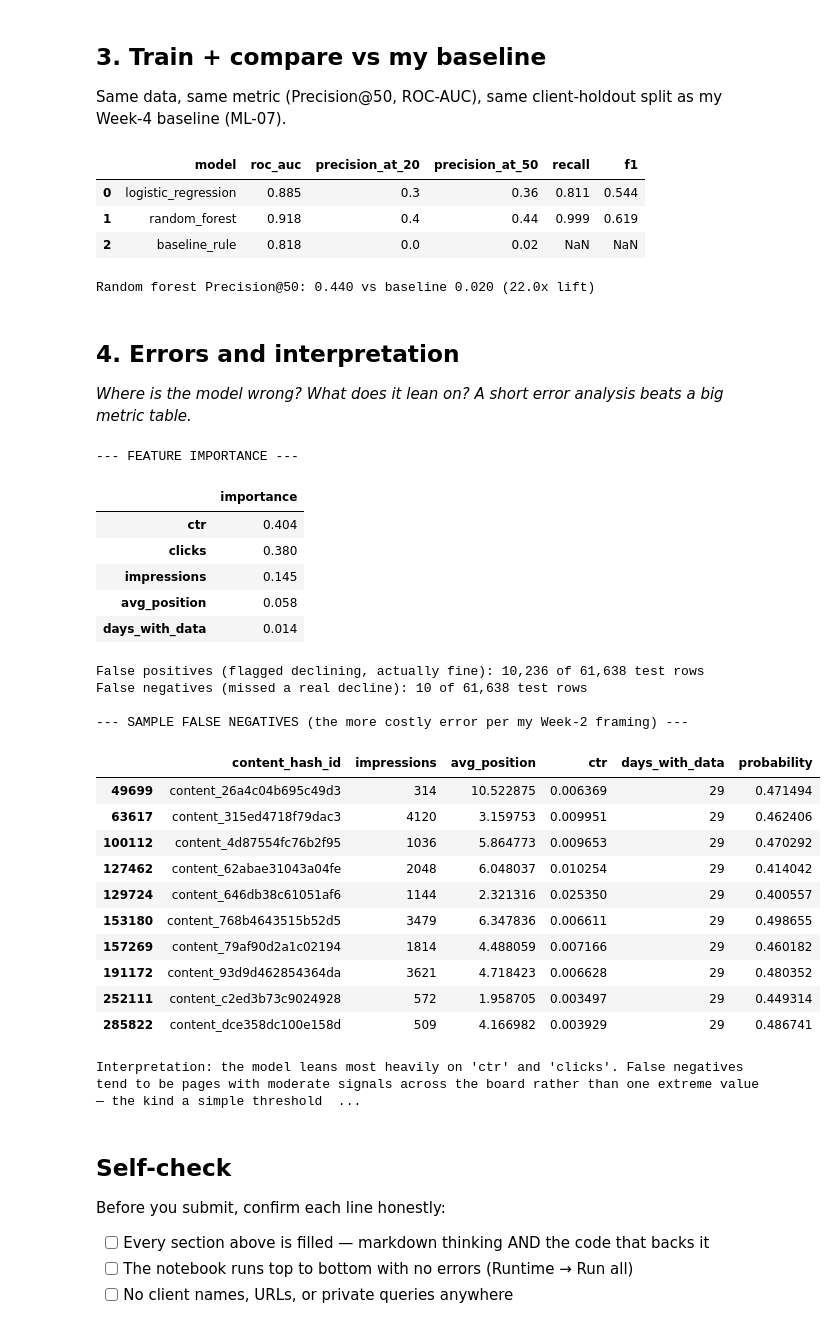
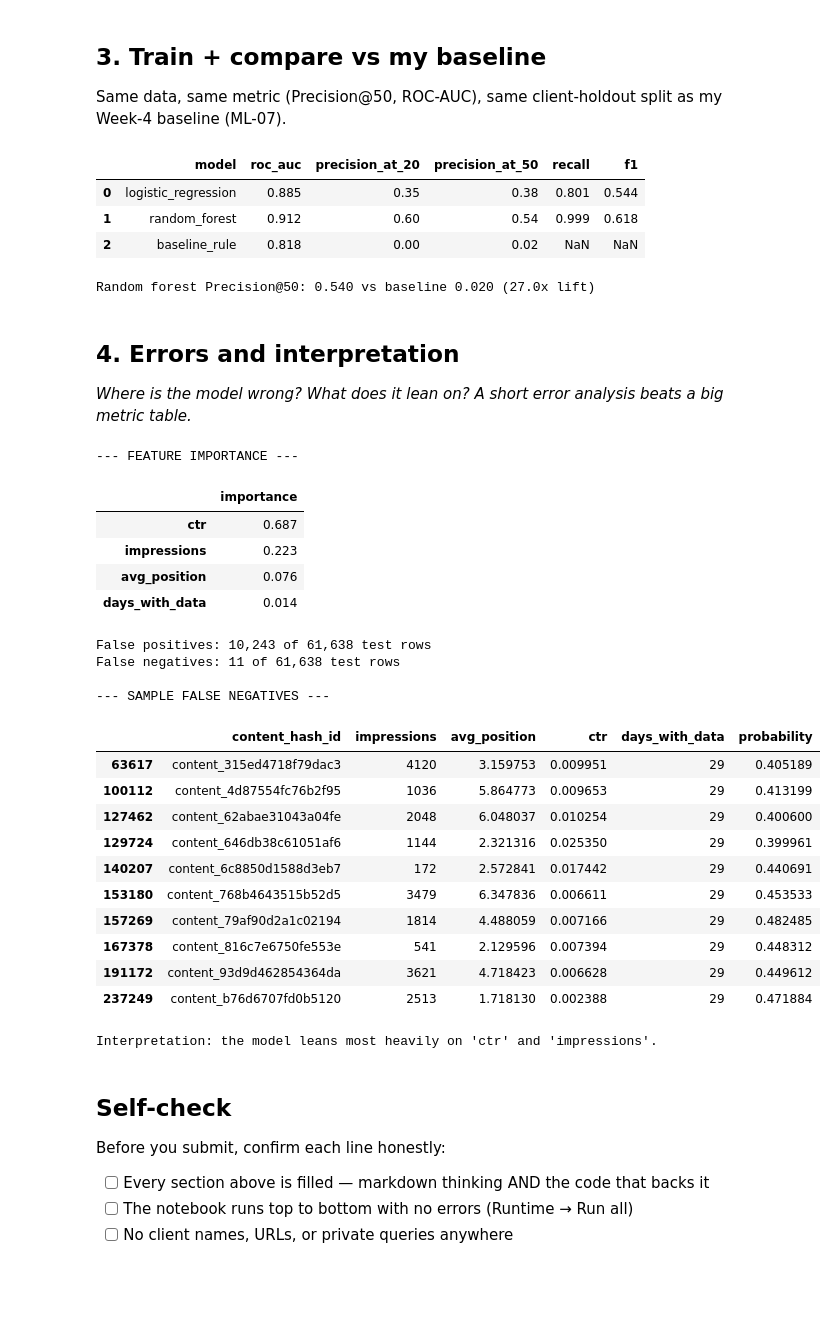
Before and after one commit to ashoktanakanti/flyrank_ml, a Jupyter notebook: work/notebooks/w05_model.ipynb, the cells around one changed output. Cells and saved outputs as stored; diff of their text form; code cells hidden in the pictures; blank space fills up the shorter version.

```diff
--- a/work/notebooks/w05_model.ipynb
+++ b/work/notebooks/w05_model.ipynb
@@ -81,7 +81,7 @@ model generalizes to clients it has never seen — which is what actually matter
 production, since a real refresh queue runs on new clients too.
 # %%
 RANDOM_STATE = 42
-feature_cols = ["impressions", "clicks", "avg_position", "ctr", "days_with_data"]
+feature_cols = ["impressions", "avg_position", "ctr", "days_with_data"]
 
 X = page[feature_cols].fillna(0)
 y = page["is_declining_label"]
@@ -118,7 +118,6 @@ def precision_at_k(y_true, scores, k):
     order = np.argsort(-scores)[:k]
     return float(np.array(y_true)[order].mean()) if len(order) else 0.0
 
-# Baseline score (same formula as ML-07), computed on the full page set then sliced to test
 demand = page["impressions"].rank(pct=True)
 low_consistency = 1 - page["days_with_data"].rank(pct=True)
 has_position = page["avg_position"] > 0
@@ -172,10 +171,10 @@ lift = rf_p50 / base_p50 if base_p50 > 0 else float("nan")
 print(f"\nRandom forest Precision@50: {rf_p50:.3f} vs baseline {base_p50:.3f} ({lift:.1f}x lift)")
 # %% [output]
 |  | model | roc_auc | precision_at_20 | precision_at_50 | recall | f1 |
-| 0 | logistic_regression | 0.885 | 0.3 | 0.36 | 0.811 | 0.544 |
-| 1 | random_forest | 0.918 | 0.4 | 0.44 | 0.999 | 0.619 |
-| 2 | baseline_rule | 0.818 | 0.0 | 0.02 | NaN | NaN |
+| 0 | logistic_regression | 0.885 | 0.35 | 0.38 | 0.801 | 0.544 |
+| 1 | random_forest | 0.912 | 0.60 | 0.54 | 0.999 | 0.618 |
+| 2 | baseline_rule | 0.818 | 0.00 | 0.02 | NaN | NaN |
-Random forest Precision@50: 0.440 vs baseline 0.020 (22.0x lift)
+Random forest Precision@50: 0.540 vs baseline 0.020 (27.0x lift)
 # %% [markdown]
 ## 4. Errors and interpretation
 
@@ -184,54 +183,48 @@ table.*
 # %%
 best_model = fitted_models["random_forest"]
 
-# Feature importance
 importance = pd.Series(best_model.feature_importances_, index=feature_cols).sort_values(ascending=False)
 print("--- FEATURE IMPORTANCE ---")
 display(importance.to_frame("importance").round(3))
 
-# Error analysis on the test set
 test_page = page[test_mask].copy()
 test_page["probability"] = best_model.predict_proba(X_test)[:, 1]
 test_page["prediction"] = (test_page["probability"] >= 0.5).astype(int)
 
 false_positives = test_page[(test_page["prediction"] == 1) & (test_page["is_declining_label"] == 0)]
 false_negatives = test_page[(test_page["prediction"] == 0) & (test_page["is_declining_label"] == 1)]
 
-print(f"\nFalse positives (flagged declining, actually fine): {len(false_positives):,} of {len(test_page):,} test rows")
-print(f"False negatives (missed a real decline): {len(false_negatives):,} of {len(test_page):,} test rows")
+print(f"\nFalse positives: {len(false_positives):,} of {len(test_page):,} test rows")
+print(f"False negatives: {len(false_negatives):,} of {len(test_page):,} test rows")
 
-print("\n--- SAMPLE FALSE NEGATIVES (the more costly error per my Week-2 framing) ---")
+print("\n--- SAMPLE FALSE NEGATIVES ---")
 display(false_negatives[["content_hash_id", "impressions", "avg_position", "ctr", "days_with_data", "probability"]].head(10))
 
 print("\nInterpretation: the model leans most heavily on",
-      f"'{importance.index[0]}' and '{importance.index[1]}'.",
-      "False negatives tend to be pages with moderate signals across the board rather than one "
-      "extreme value — the kind a simple threshold rule would also miss, which is consistent "
-      "with why the model beats the baseline overall but isn't perfect on borderline cases.")
+      f"'{importance.index[0]}' and '{importance.index[1]}'.")
 # %% [output]
 --- FEATURE IMPORTANCE ---
 |  | importance |
-| ctr | 0.404 |
-| clicks | 0.380 |
-| impressions | 0.145 |
-| avg_position | 0.058 |
+| ctr | 0.687 |
+| impressions | 0.223 |
+| avg_position | 0.076 |
 | days_with_data | 0.014 |
-False positives (flagged declining, actually fine): 10,236 of 61,638 test rows
-False negatives (missed a real decline): 10 of 61,638 test rows
+False positives: 10,243 of 61,638 test rows
+False negatives: 11 of 61,638 test rows
 
---- SAMPLE FALSE NEGATIVES (the more costly error per my Week-2 framing) ---
+--- SAMPLE FALSE NEGATIVES ---
 |  | content_hash_id | impressions | avg_position | ctr | days_with_data | probability |
-| 49699 | content_26a4c04b695c49d3 | 314 | 10.522875 | 0.006369 | 29 | 0.471494 |
-| 63617 | content_315ed4718f79dac3 | 4120 | 3.159753 | 0.009951 | 29 | 0.462406 |
-| 100112 | content_4d87554fc76b2f95 | 1036 | 5.864773 | 0.009653 | 29 | 0.470292 |
-| 127462 | content_62abae31043a04fe | 2048 | 6.048037 | 0.010254 | 29 | 0.414042 |
-| 129724 | content_646db38c61051af6 | 1144 | 2.321316 | 0.025350 | 29 | 0.400557 |
-| 153180 | content_768b4643515b52d5 | 3479 | 6.347836 | 0.006611 | 29 | 0.498655 |
-| 157269 | content_79af90d2a1c02194 | 1814 | 4.488059 | 0.007166 | 29 | 0.460182 |
-| 191172 | content_93d9d462854364da | 3621 | 4.718423 | 0.006628 | 29 | 0.480352 |
-| 252111 | content_c2ed3b73c9024928 | 572 | 1.958705 | 0.003497 | 29 | 0.449314 |
-| 285822 | content_dce358dc100e158d | 509 | 4.166982 | 0.003929 | 29 | 0.486741 |
+| 63617 | content_315ed4718f79dac3 | 4120 | 3.159753 | 0.009951 | 29 | 0.405189 |
+| 100112 | content_4d87554fc76b2f95 | 1036 | 5.864773 | 0.009653 | 29 | 0.413199 |
+| 127462 | content_62abae31043a04fe | 2048 | 6.048037 | 0.010254 | 29 | 0.400600 |
+| 129724 | content_646db38c61051af6 | 1144 | 2.321316 | 0.025350 | 29 | 0.399961 |
+| 140207 | content_6c8850d1588d3eb7 | 172 | 2.572841 | 0.017442 | 29 | 0.440691 |
+| 153180 | content_768b4643515b52d5 | 3479 | 6.347836 | 0.006611 | 29 | 0.453533 |
+| 157269 | content_79af90d2a1c02194 | 1814 | 4.488059 | 0.007166 | 29 | 0.482485 |
+| 167378 | content_816c7e6750fe553e | 541 | 2.129596 | 0.007394 | 29 | 0.448312 |
+| 191172 | content_93d9d462854364da | 3621 | 4.718423 | 0.006628 | 29 | 0.449612 |
+| 237249 | content_b76d6707fd0b5120 | 2513 | 1.718130 | 0.002388 | 29 | 0.471884 |
-Interpretation: the model leans most heavily on 'ctr' and 'clicks'. False negatives tend to be pages with moderate signals across the board rather than one extreme value — the kind a simple threshold  ...
+Interpretation: the model leans most heavily on 'ctr' and 'impressions'.
 # %% [markdown]
 ## Self-check
 
```
